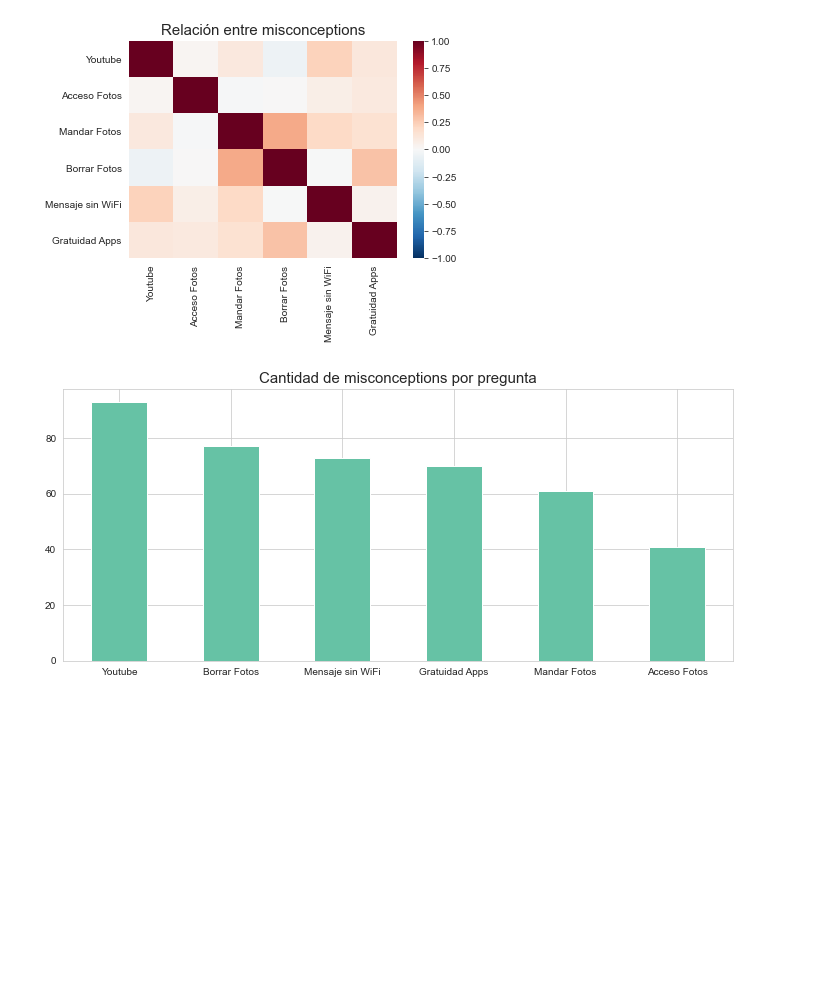
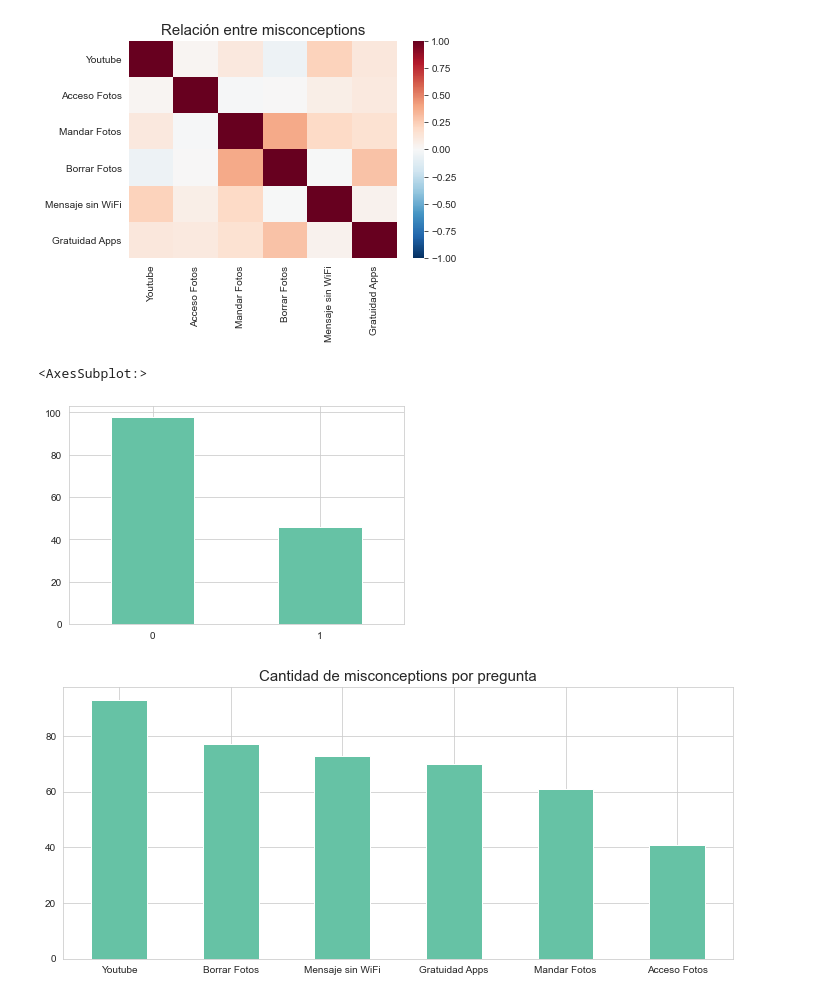
Before and after one commit to luparral/misconceptions, a Jupyter notebook: notebooks/Análisis exploratorio.ipynb, the cells around one changed output. Cells and saved outputs as stored; diff of their text form; code cells hidden in the pictures; blank space fills up the shorter version.

```diff
--- a/notebooks/Análisis exploratorio.ipynb
+++ b/notebooks/Análisis exploratorio.ipynb
@@ -751,6 +751,18 @@ plt.show()
 # * spearman : Spearman rank correlation
 # %% [output]
 [figure]
+# %%
+def tienen_ambas_misconceptions(df_misconceptions) :
+    if (df_misconceptions['Borrar Fotos'] == 1) & (df_misconceptions['Mandar Fotos'] == 1):
+        return 1
+    return 0
+
+df_misconceptions['mandar_y_borrar'] = df_misconceptions.apply(lambda x: tienen_ambas_misconceptions(x), axis=1)
+
+df_misconceptions['mandar_y_borrar'].value_counts().sort_index().plot.bar(rot=0);
+# %% [output]
+<AxesSubplot:>
+[figure, added]
 # %%
 df_misconceptions.sum(axis=0).sort_values(ascending=False).plot.bar(figsize=(12,5), rot=0)
 plt.title("Cantidad de misconceptions por pregunta", fontsize=15);
```
Also changed, not shown: parts of 3 cells of this notebook.
